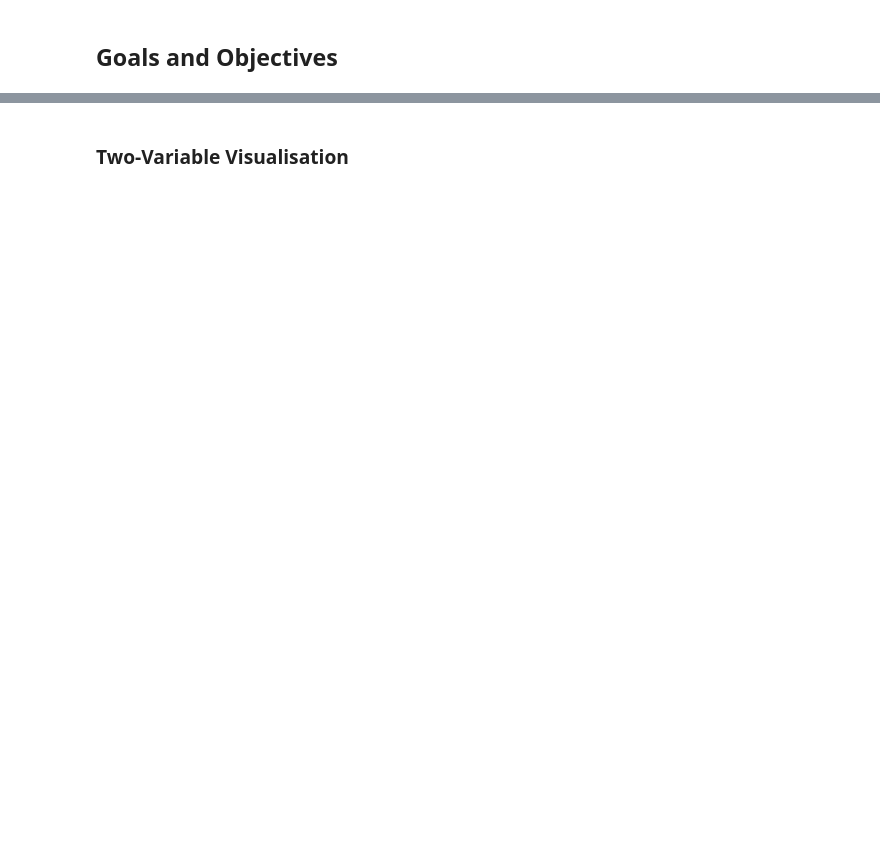
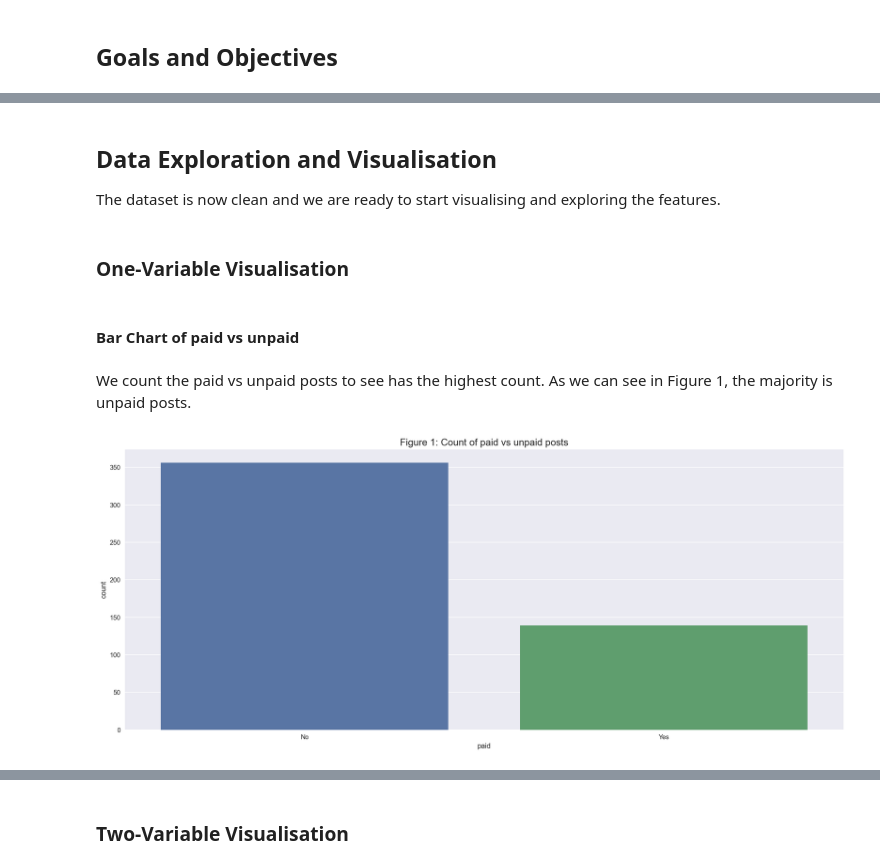
Before and after one commit to athul-tmp/Facebook-Metrics-Analysis, a Jupyter notebook: Phase1_Project.ipynb, the cells around one changed output, grey strips where cells are left out. Saved outputs shown, nothing was run; the diff lists cells and outputs as text; code cells hidden in the pictures; blank space fills up the shorter version.

```diff
--- a/Phase1_Project.ipynb
+++ b/Phase1_Project.ipynb
@@ -63,5 +63,5 @@ plt.style.use("seaborn")
 # url of the dataset from github
 df_url = 'https://raw.githubusercontent.com/akmand/datasets/main/fb_metrics.csv'
 url_content = requests.get(df_url, verify=False).content
-melb_df = pd.read_csv(io.StringIO(url_content.decode('utf-8')))
+fb_df = pd.read_csv(io.StringIO(url_content.decode('utf-8')))
 # %%
@@ -247,0 +157,3 @@ plt.show();
+# %%
+#drop irrelevant feature
+fb_df = fb_df.drop(columns=['category'])
@@ -247,0 +187,2 @@ plt.show();
+# %%
+fb_df["paid"].replace({0: "No", 1: "Yes"}, inplace=True)
@@ -247,0 +216,4 @@ plt.show();
+# %%
+# Drop all rows with missing values
+fb_df = fb_df.dropna()
+fb_df.shape
@@ -247,0 +290,18 @@ plt.show();
+# %% [markdown]
+## Data Exploration and Visualisation
+
+The dataset is now clean and we are ready to start visualising and exploring the features.
+# %% [markdown]
+### One-Variable Visualisation
+# %% [markdown]
+#### Bar Chart of paid vs unpaid
+# %% [markdown]
+We count the paid vs unpaid posts to see has the highest count. As we can see in Figure 1, the majority is unpaid posts.
+# %%
+plt.figure(figsize = (20,8))
+fig = sns.countplot(x = 'paid', data = fb_df,
+                    order = fb_df['paid'].value_counts().index)
+fig = plt.title('Figure 1: Count of paid vs unpaid posts', fontsize = 15)
+plt.show()
+# %% [output]
+[figure, added]
```
Also changed, not shown: parts of 83 cells of this notebook.
